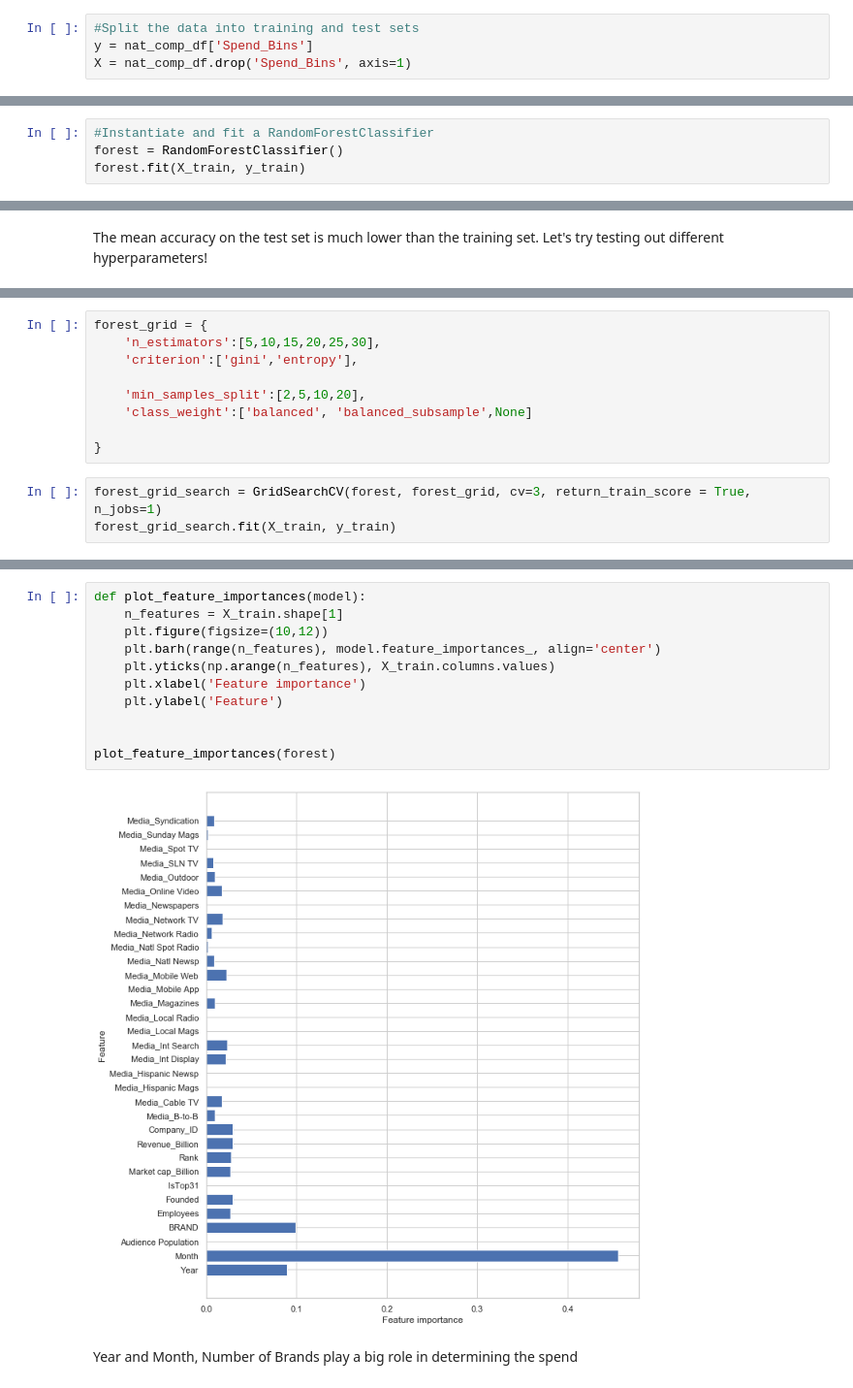
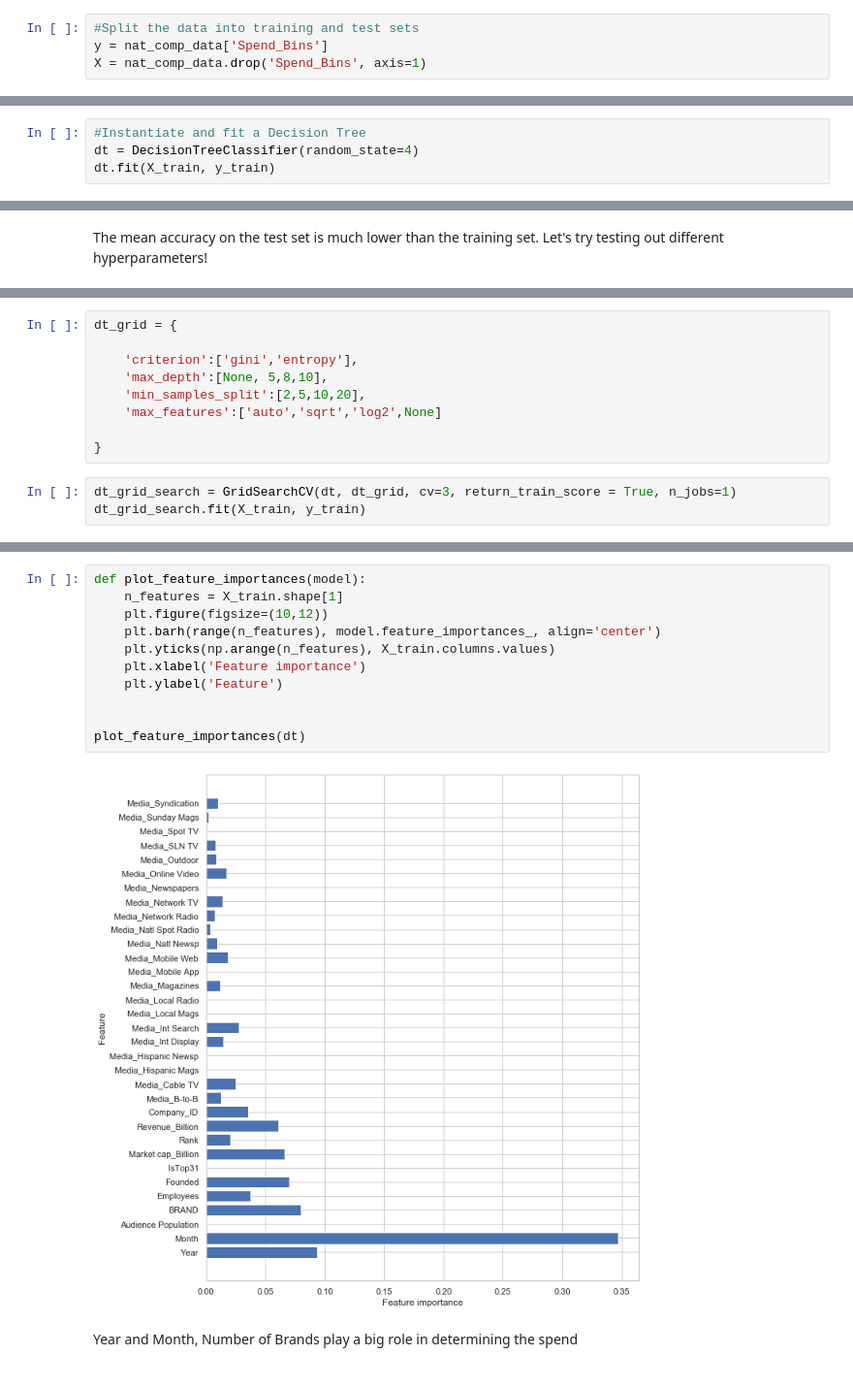
Before and after one commit to bonniema/Competitive_Spend_Classifier, a Jupyter notebook: Competitive_Classification_BM.ipynb, the cells around one changed output, grey strips where cells are left out. Shown: that part at 97% size. Saved outputs shown, nothing was run; the diff lists cells and outputs as text.

```diff
--- a/Competitive_Classification_BM.ipynb
+++ b/Competitive_Classification_BM.ipynb
@@ -243,7 +274,7 @@ Local Spend looks very umbalanced and minimal compared to National Spend. We wil
 # %%
 #Split the data into training and test sets
-y = nat_comp_df['Spend_Bins']
-X = nat_comp_df.drop('Spend_Bins', axis=1)
+y = nat_comp_data['Spend_Bins']
+X = nat_comp_data.drop('Spend_Bins', axis=1)
 # %%
 y
 # %% [output]
@@ -274,5 +305,5 @@ X_train, X_test, y_train, y_test = train_test_split(scaled_features, y, test_siz
 # %%
-#Instantiate and fit a RandomForestClassifier
-forest = RandomForestClassifier()
-forest.fit(X_train, y_train)
+#Instantiate and fit a Decision Tree
+dt = DecisionTreeClassifier(random_state=4)
+dt.fit(X_train, y_train)
 # %% [output]
@@ -298,14 +332,14 @@ The mean accuracy on the test set is much lower than the training set. Let's try
 # %%
-forest_grid = {
-    'n_estimators':[5,10,15,20,25,30],
+dt_grid = {
+
     'criterion':['gini','entropy'],
-
+    'max_depth':[None, 5,8,10],
     'min_samples_split':[2,5,10,20],
-    'class_weight':['balanced', 'balanced_subsample',None]
+    'max_features':['auto','sqrt','log2',None]
 
 }
 # %%
-forest_grid_search = GridSearchCV(forest, forest_grid, cv=3, return_train_score = True, n_jobs=1)
-forest_grid_search.fit(X_train, y_train)
+dt_grid_search = GridSearchCV(dt, dt_grid, cv=3, return_train_score = True, n_jobs=1)
+dt_grid_search.fit(X_train, y_train)
 # %% [output]
 GridSearchCV(cv=3, error_score='raise-deprecating',
@@ -350,15 +386,15 @@ The training score is worse than the baseline, but the test score is just slight
 # %%
 def plot_feature_importances(model):
     n_features = X_train.shape[1]
     plt.figure(figsize=(10,12))
     plt.barh(range(n_features), model.feature_importances_, align='center')
     plt.yticks(np.arange(n_features), X_train.columns.values)
     plt.xlabel('Feature importance')
     plt.ylabel('Feature')
 
 
-plot_feature_importances(forest)
+plot_feature_importances(dt)
 # %% [output]
-[figure, old version]
+[figure, new version]
 # %% [markdown]
 Year and Month, Number of Brands play a big role in determining the spend
```
Also changed, not shown: parts of 65 cells of this notebook.
